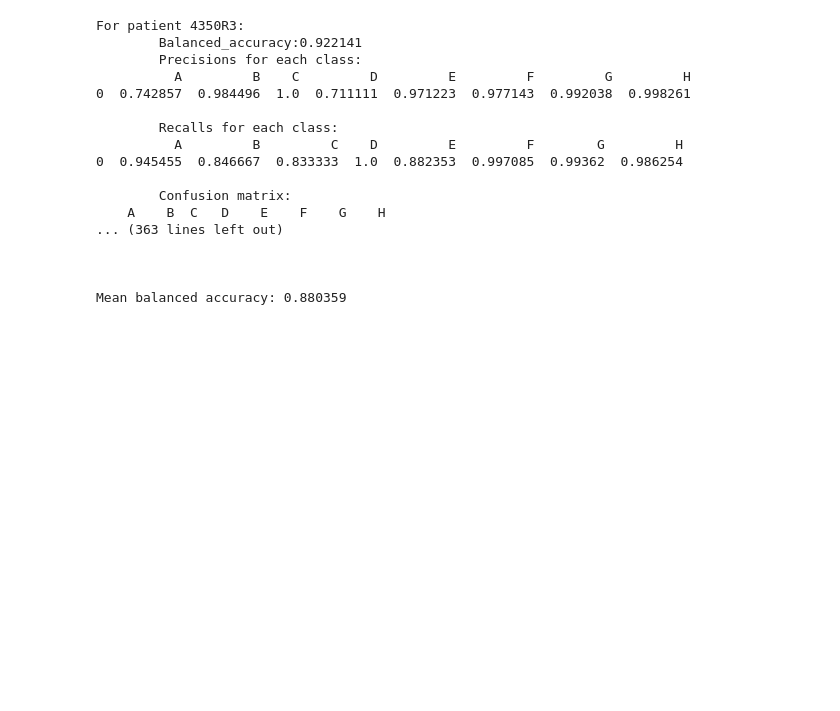
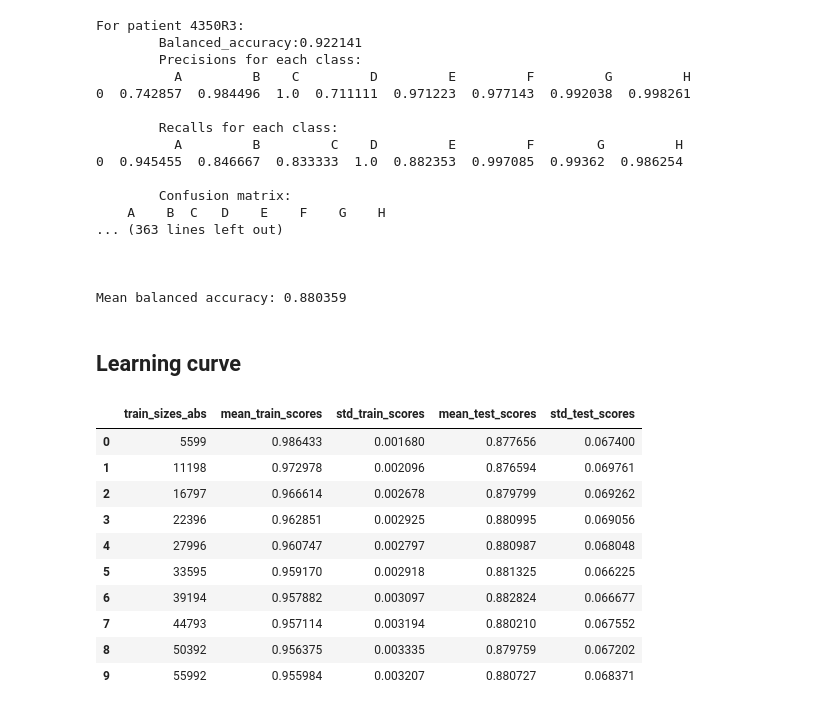
Before and after one commit to ohsu-comp-bio/mIHC-ML, a Jupyter notebook: test1_and_test3_result_by_patient.ipynb, the cells around one changed output. Saved outputs shown, nothing was run; the diff lists cells and outputs as text; code cells hidden in the pictures; blank space fills up the shorter version.

```diff
--- a/test1_and_test3_result_by_patient.ipynb
+++ b/test1_and_test3_result_by_patient.ipynb
@@ -185,3 +185,20 @@ For patient 4350R3:
 
 
 Mean balanced accuracy: 0.880359
+# %% [markdown]
+## Learning curve
+# %%
+curve = pd.read_csv('./Galaxy12-[Model_Validation_on_data_9_and_data_2_--Learning_curve_by_patient].tabular', sep='\t')
+curve
+# %% [output]
+|  | train_sizes_abs | mean_train_scores | std_train_scores | mean_test_scores | std_test_scores |
+| 0 | 5599 | 0.986433 | 0.001680 | 0.877656 | 0.067400 |
+| 1 | 11198 | 0.972978 | 0.002096 | 0.876594 | 0.069761 |
+| 2 | 16797 | 0.966614 | 0.002678 | 0.879799 | 0.069262 |
+| 3 | 22396 | 0.962851 | 0.002925 | 0.880995 | 0.069056 |
+| 4 | 27996 | 0.960747 | 0.002797 | 0.880987 | 0.068048 |
+| 5 | 33595 | 0.959170 | 0.002918 | 0.881325 | 0.066225 |
+| 6 | 39194 | 0.957882 | 0.003097 | 0.882824 | 0.066677 |
+| 7 | 44793 | 0.957114 | 0.003194 | 0.880210 | 0.067552 |
+| 8 | 50392 | 0.956375 | 0.003335 | 0.879759 | 0.067202 |
+| 9 | 55992 | 0.955984 | 0.003207 | 0.880727 | 0.068371 |
```
Also changed, not shown: parts of 1 cell of this notebook, 1 other file.
